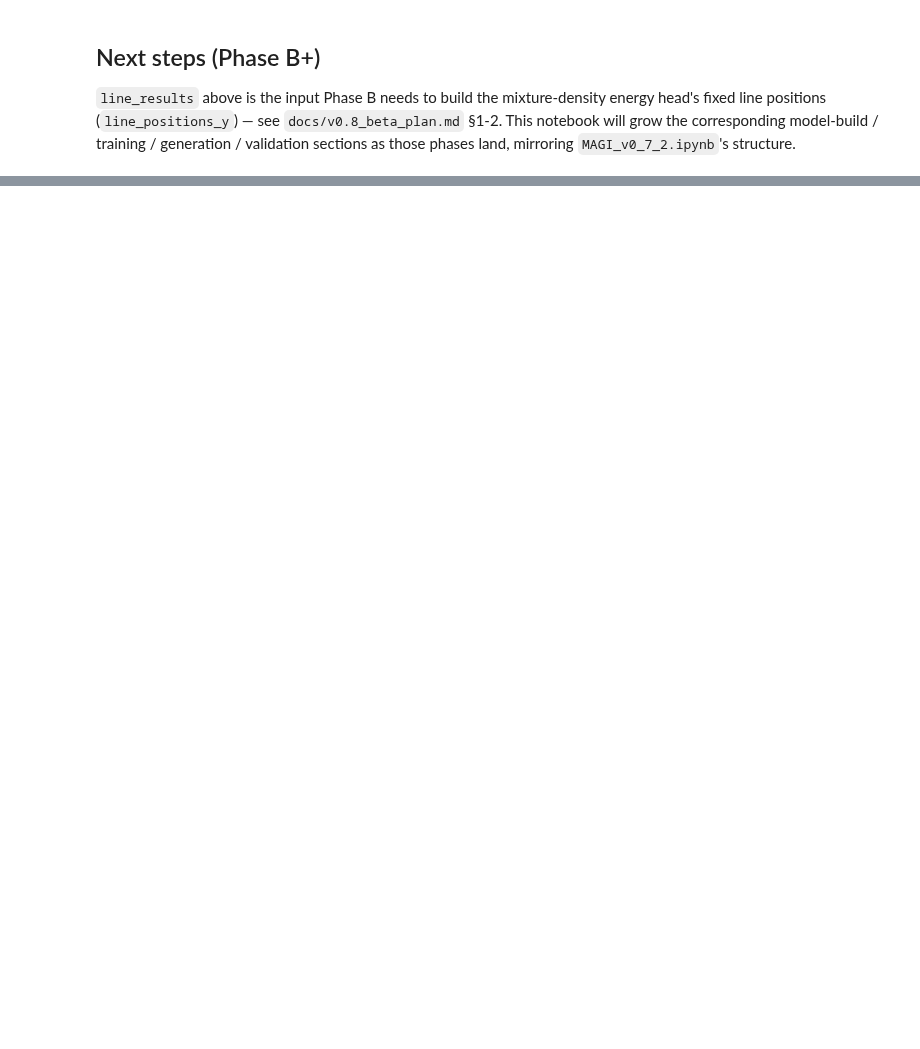
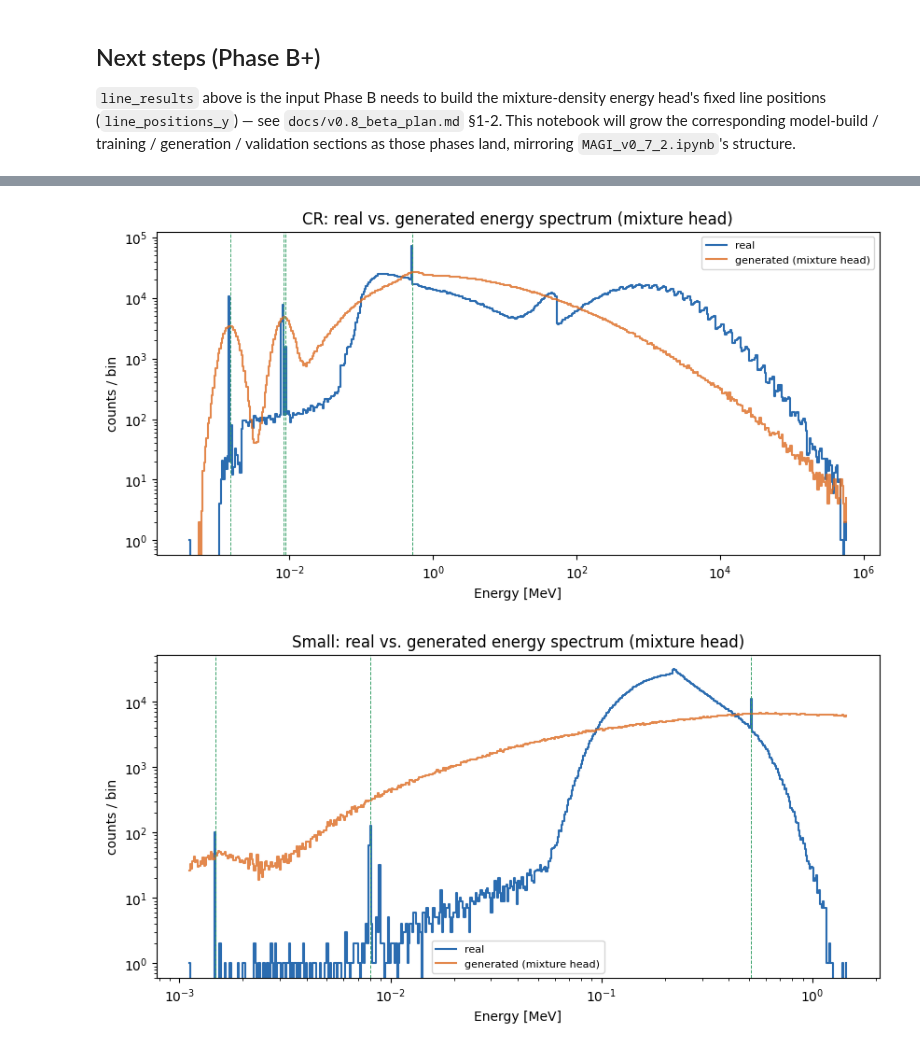
Before and after one commit to francescomonastra/MAGI, a Jupyter notebook: MAGI_v0_8.ipynb, the cells around one changed output, grey strips where cells are left out. Saved outputs shown, nothing was run; the diff lists cells and outputs as text; code cells hidden in the pictures; blank space fills up the shorter version.

```diff
--- a/MAGI_v0_8.ipynb
+++ b/MAGI_v0_8.ipynb
@@ -156,0 +405,26 @@ land, mirroring `MAGI_v0_7_2.ipynb`'s structure.
+# %%
+for name in SOURCE_FILES.keys():
+    pb = phase_b[name]
+    E_real = pb["feature_pack"]["filtered_prep"]["features"]["Energy"].to_numpy()
+    E_gen = pb["E_gen"]
+
+    fig, ax = plt.subplots(figsize=(10, 4.5))
+    bins = np.asarray(pb["feature_pack"]["energy_bins"])
+    real_counts, _ = np.histogram(E_real, bins=bins)
+    gen_counts, _ = np.histogram(E_gen, bins=bins)
+    centres = 0.5 * (bins[:-1] + bins[1:])
+
+    ax.step(centres, real_counts, where="mid", color="#2b6cb0", label="real")
+    ax.step(centres, gen_counts, where="mid", color="#dd6b20", alpha=0.8, label="generated (mixture head)")
+    for m in pb["matched_lines"]:
+        ax.axvline(m["candidate_energy_mev"], color="#38a169", lw=0.7, ls="--")
+    ax.set_xscale("log")
+    ax.set_yscale("log")
+    ax.set_xlabel("Energy [MeV]")
+    ax.set_ylabel("counts / bin")
+    ax.set_title(f"{name}: real vs. generated energy spectrum (mixture head)")
+    ax.legend(fontsize=8)
+    plt.show()
+# %% [output]
+[figure, added]
+[figure, added]
```
Also changed, not shown: parts of 12 cells of this notebook, 20 other files.
